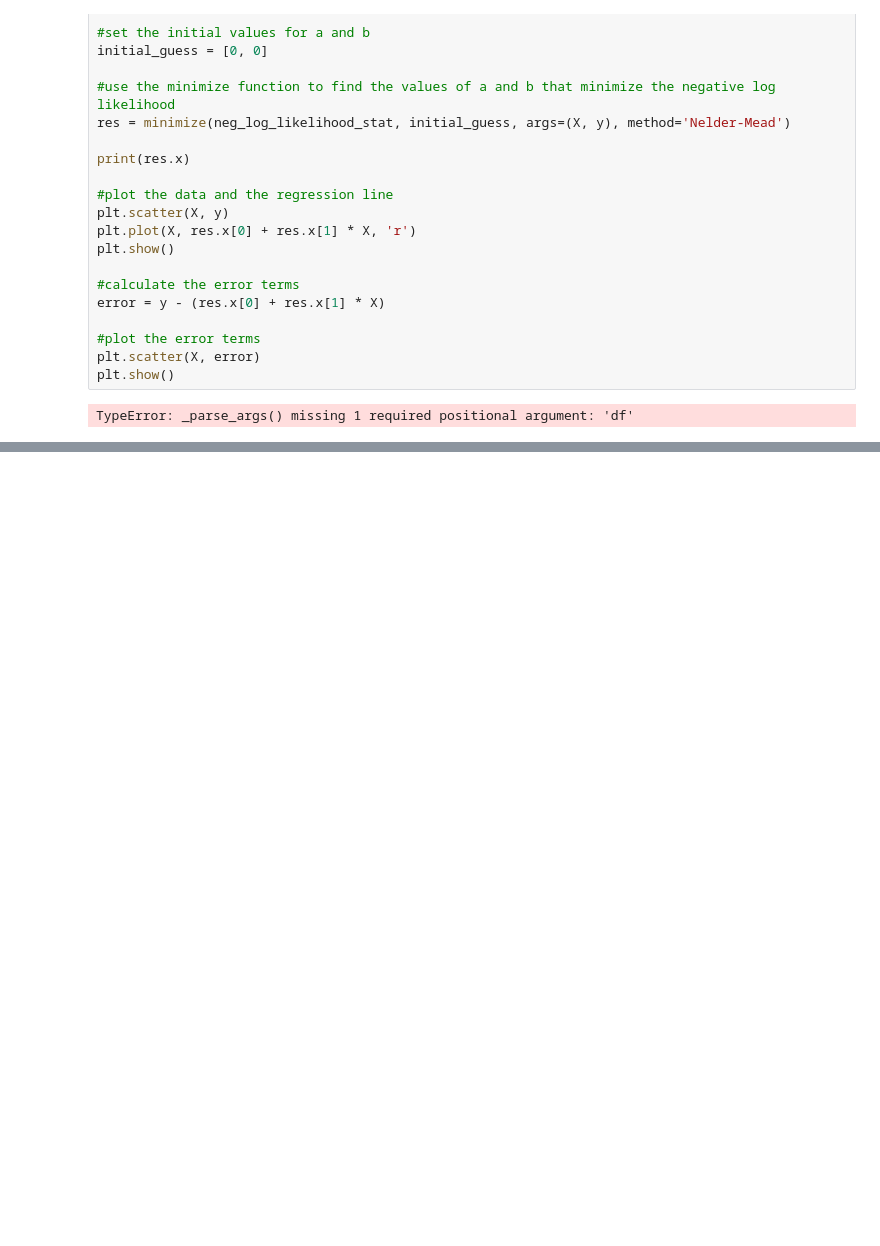
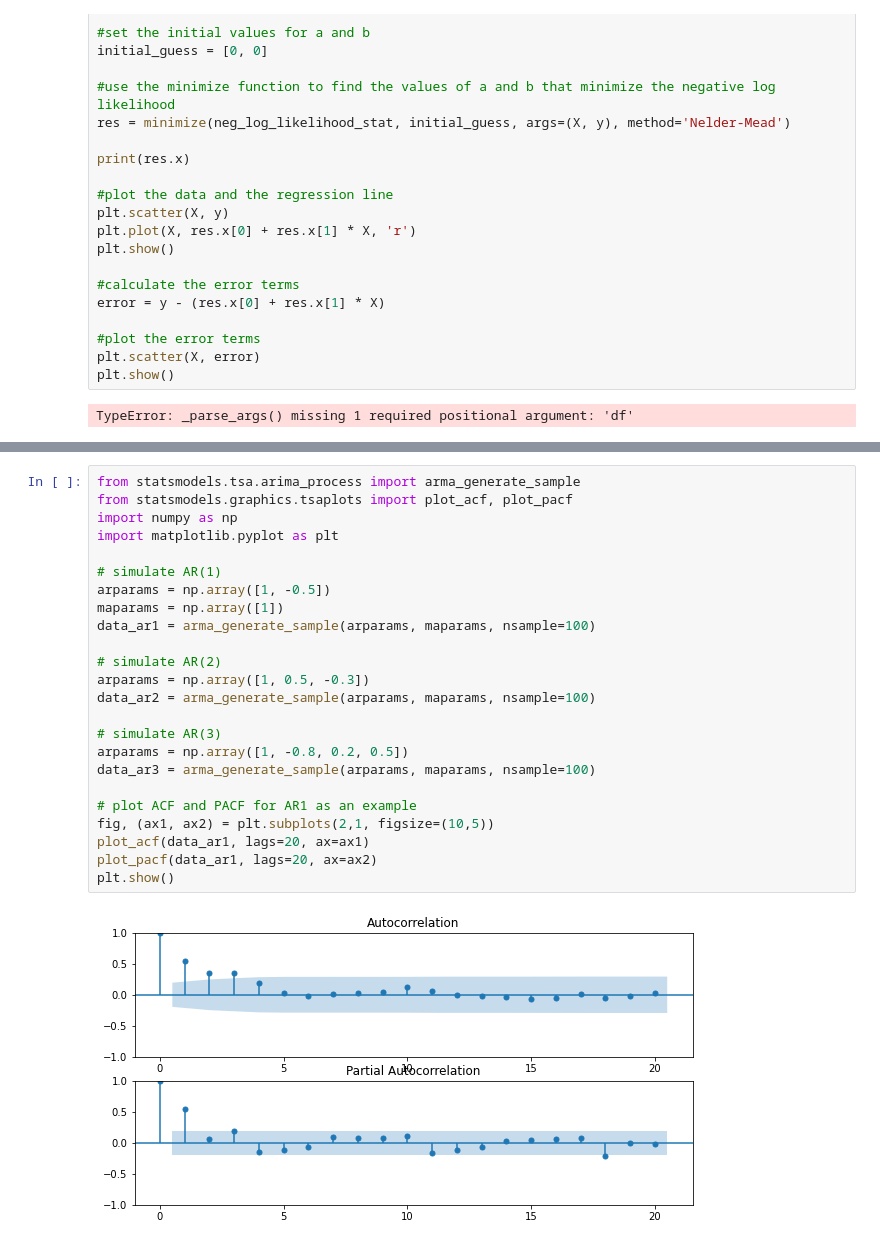
Before and after one commit to MEstrada21/FinTech-545-Spring2023, a Jupyter notebook: Week02/Project/Homework_Week_2.ipynb, the cells around one changed output, grey strips where cells are left out. Drawn from its saved outputs; the diff is of its cells as text; blank space fills up the shorter version.

```diff
--- a/Week02/Project/Homework_Week_2.ipynb
+++ b/Week02/Project/Homework_Week_2.ipynb
@@ -248,0 +218,26 @@ KeyError: 'column_name'
+# %%
+from statsmodels.tsa.arima_process import arma_generate_sample
+from statsmodels.graphics.tsaplots import plot_acf, plot_pacf
+import numpy as np
+import matplotlib.pyplot as plt
+
+# simulate AR(1)
+arparams = np.array([1, -0.5])
+maparams = np.array([1])
+data_ar1 = arma_generate_sample(arparams, maparams, nsample=100)
+
+# simulate AR(2)
+arparams = np.array([1, 0.5, -0.3])
+data_ar2 = arma_generate_sample(arparams, maparams, nsample=100)
+
+# simulate AR(3)
+arparams = np.array([1, -0.8, 0.2, 0.5])
+data_ar3 = arma_generate_sample(arparams, maparams, nsample=100)
+
+# plot ACF and PACF for AR1 as an example
+fig, (ax1, ax2) = plt.subplots(2,1, figsize=(10,5))
+plot_acf(data_ar1, lags=20, ax=ax1)
+plot_pacf(data_ar1, lags=20, ax=ax2)
+plt.show()
+# %% [output]
+[figure, added]
```
Also changed, not shown: parts of 7 cells of this notebook, 1 other file.
